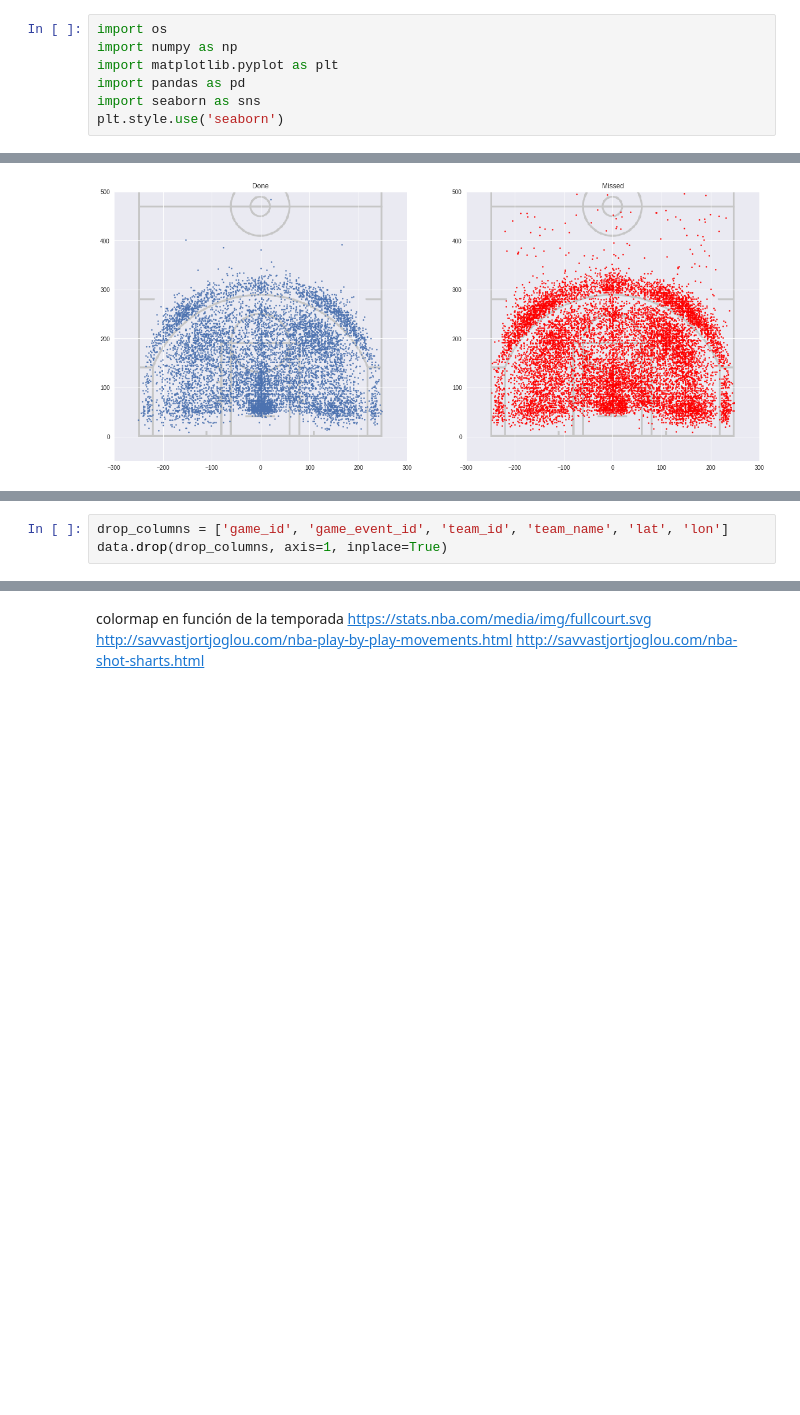
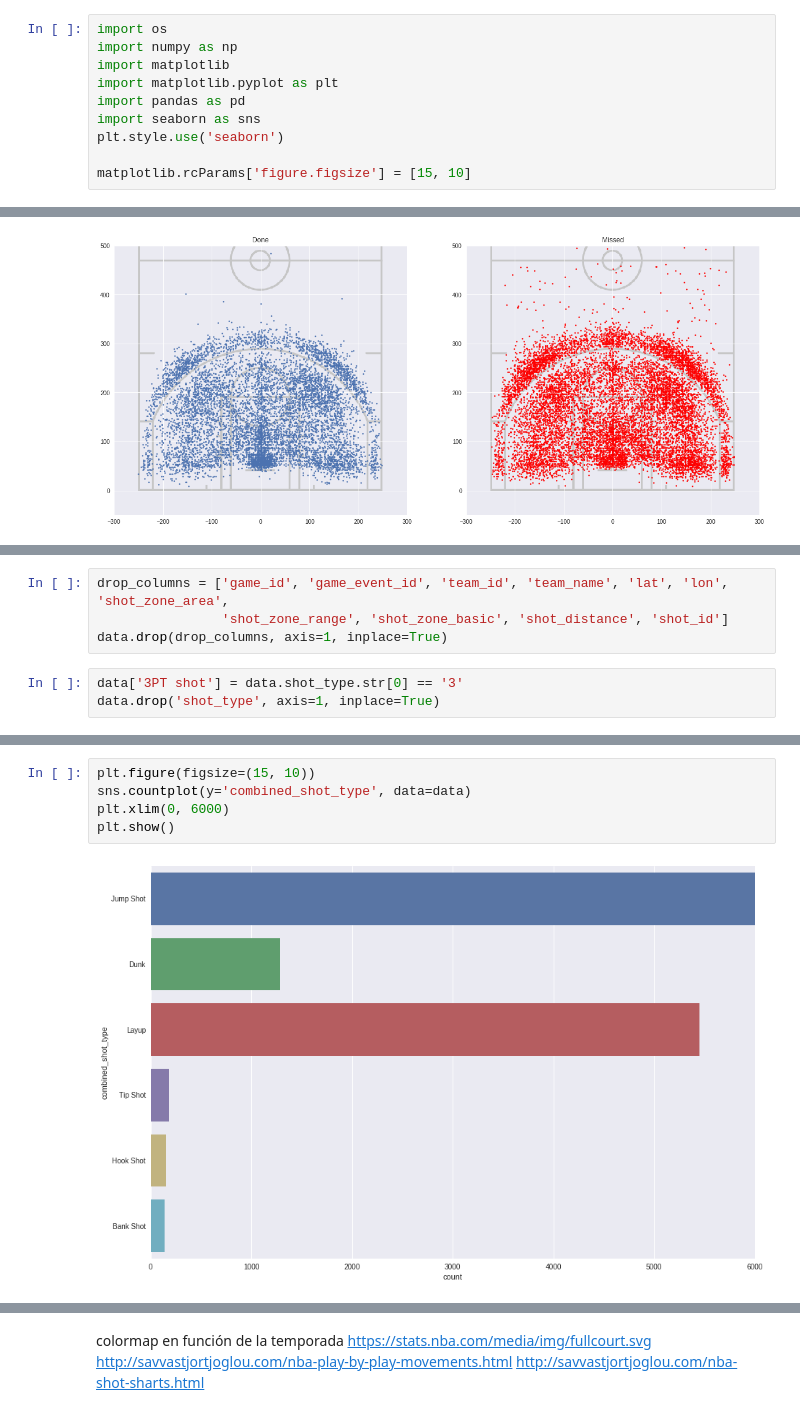
Before and after one commit to fedebarabas/fedebarabas.github.io, a Jupyter notebook: _posts/projects/2018-04-08-Kobe.ipynb, the cells around one changed output, grey strips where cells are left out. Cells and saved outputs as stored; diff of their text form; blank space fills up the shorter version.

```diff
--- a/_posts/projects/2018-04-08-Kobe.ipynb
+++ b/_posts/projects/2018-04-08-Kobe.ipynb
@@ -1,10 +3,13 @@
 # %%
 import os
 import numpy as np
+import matplotlib
 import matplotlib.pyplot as plt
 import pandas as pd
 import seaborn as sns
 plt.style.use('seaborn')
+
+matplotlib.rcParams['figure.figsize'] = [15, 10]
 # %%
 folder = r'./kobe-bryant-shot-selection/'
 data = pd.read_csv(folder + 'data.csv')
@@ -77,3 +83,7 @@ plt.show()
 # %%
-drop_columns = ['game_id', 'game_event_id', 'team_id', 'team_name', 'lat', 'lon']
+drop_columns = ['game_id', 'game_event_id', 'team_id', 'team_name', 'lat', 'lon', 'shot_zone_area',
+                'shot_zone_range', 'shot_zone_basic', 'shot_distance', 'shot_id']
 data.drop(drop_columns, axis=1, inplace=True)
+# %%
+data['3PT shot'] = data.shot_type.str[0] == '3'
+data.drop('shot_type', axis=1, inplace=True)
@@ -79,0 +105,7 @@ data.drop(drop_columns, axis=1, inplace=True)
+# %%
+plt.figure(figsize=(15, 10))
+sns.countplot(y='combined_shot_type', data=data)
+plt.xlim(0, 6000)
+plt.show()
+# %% [output]
+[figure, added]
```
Also changed, not shown: parts of 57 cells of this notebook, 2 other files.
